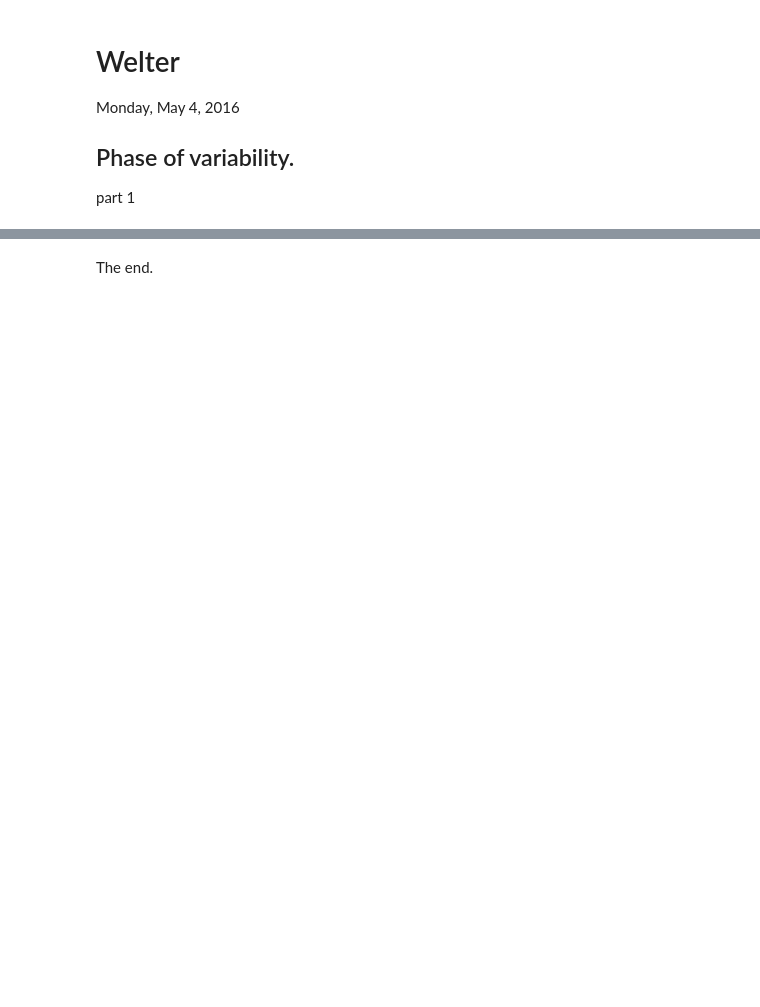
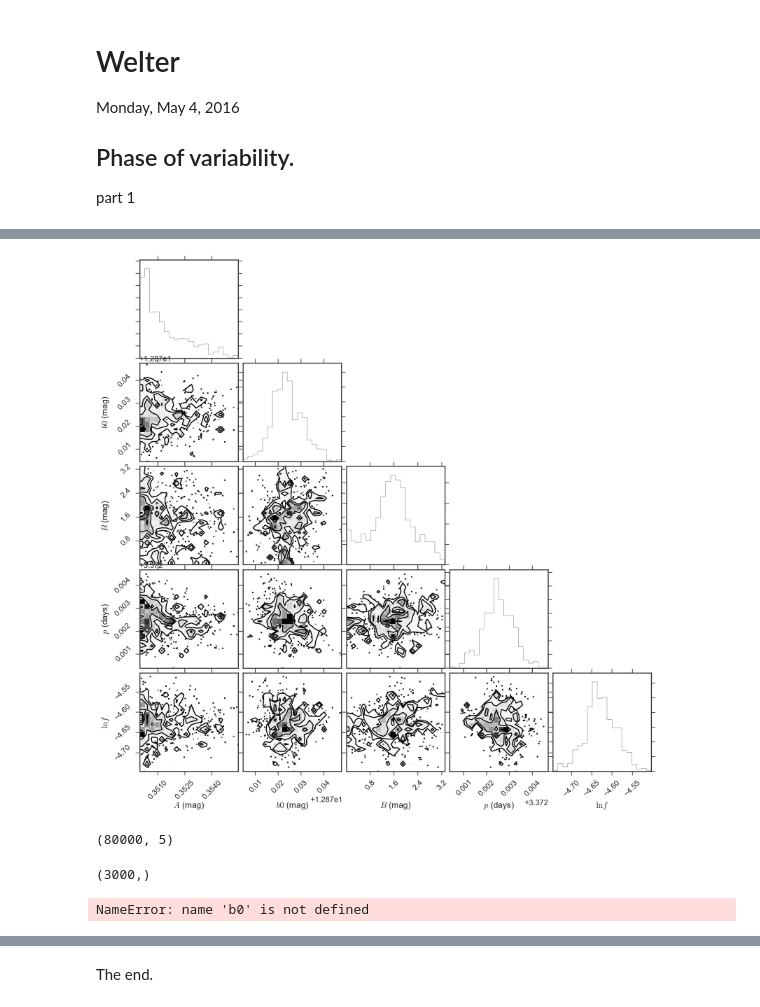
Before and after one commit to BrownDwarf/welter, a Jupyter notebook: notebooks/welter_issue018-01_Phase_of_variability_from_phot.ipynb, the cells around one changed output, grey strips where cells are left out. Drawn from its saved outputs; the diff is of its cells as text; code cells hidden in the pictures; blank space fills up the shorter version.

```diff
--- a/notebooks/welter_issue018-01_Phase_of_variability_from_phot.ipynb
+++ b/notebooks/welter_issue018-01_Phase_of_variability_from_phot.ipynb
@@ -40,0 +109,2 @@ Ok, now we just need real data!
+# %%
+samples = sampler.chain[:, 3000:, :].reshape((-1, ndim))
@@ -40,0 +113,9 @@ Ok, now we just need real data!
+# %%
+fig = corner.corner(samples, labels=["$A$ (mag)", "$b0$ (mag)", "$B$ (mag)", "$p$ (days)", "$\ln{f}$"])
+#fig.savefig("triangle.png")
+# %% [output]
+[figure, added]
+# %%
+samples.shape
+# %% [output]
+(80000, 5)
@@ -40,0 +126,8 @@ Ok, now we just need real data!
+# %%
+x_dense.shape
+# %% [output]
+(3000,)
+# %%
+model = b0 + A*np.sin(2.0*np.pi*(x_dense-B)/p) # + B*np.cos(2.0*np.pi*x/p)
+# %% [output]
+NameError: name 'b0' is not defined
```
Also changed, not shown: parts of 53 cells of this notebook, 31 other files.
